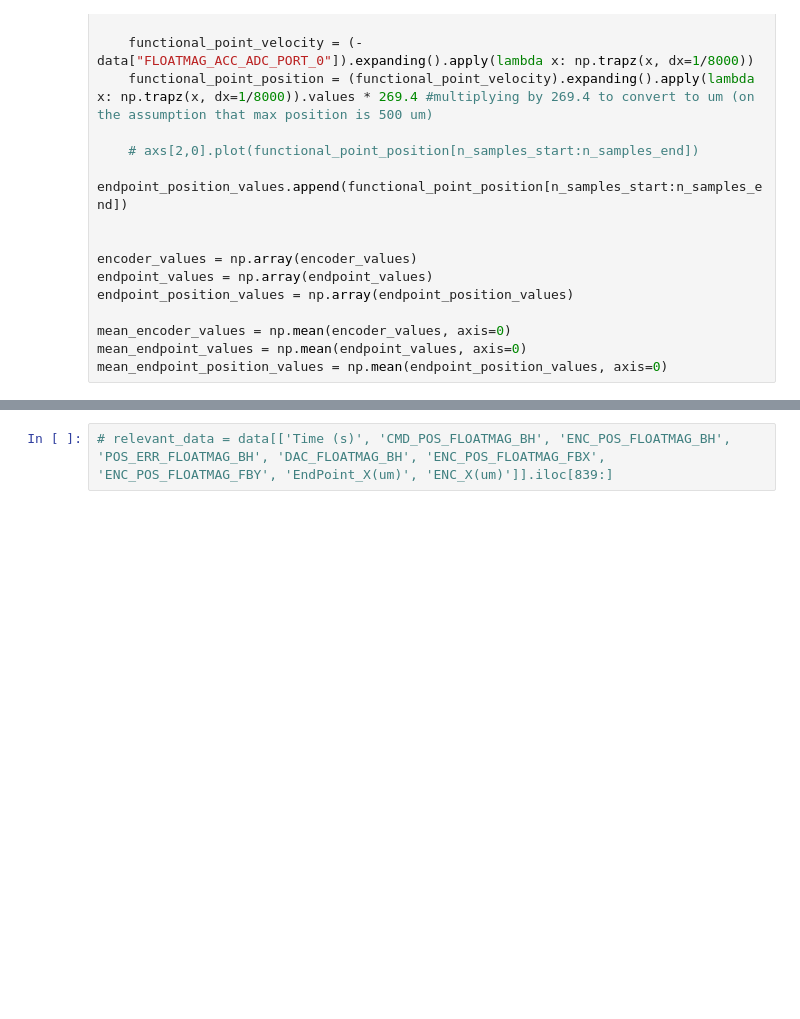
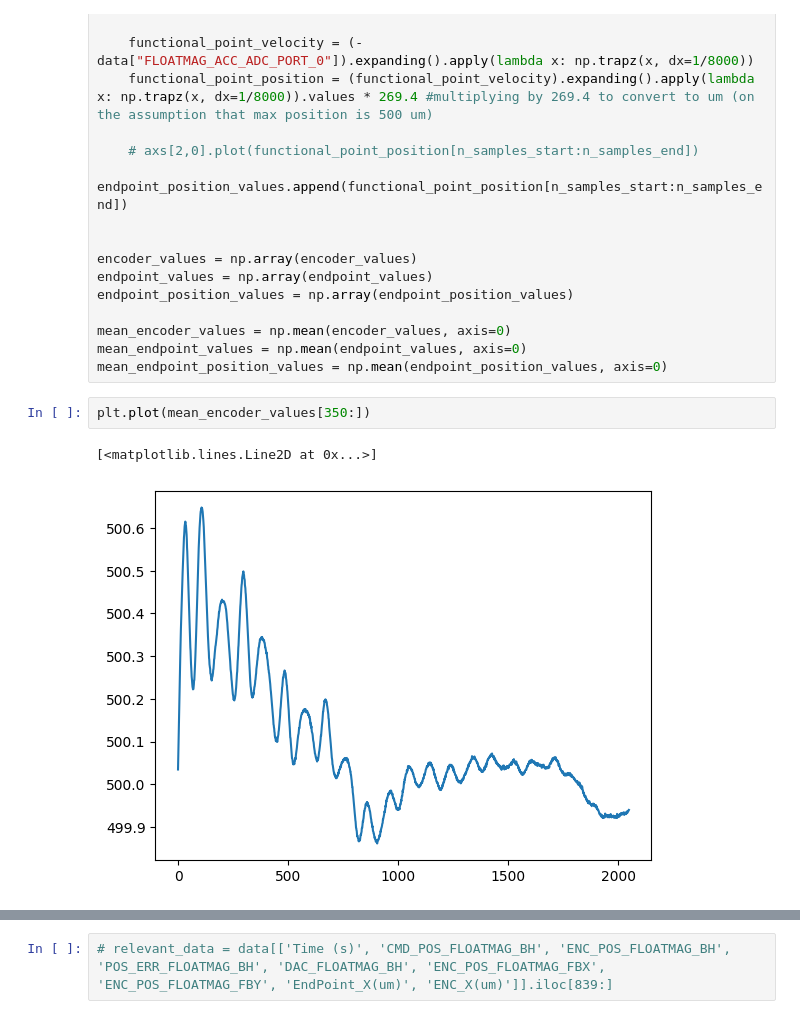
Before and after one commit to ChiragBusiness/FYP, a Jupyter notebook: fft.ipynb, the cells around one changed output, grey strips where cells are left out. Drawn from its saved outputs; the diff is of its cells as text; blank space fills up the shorter version.

```diff
--- a/fft.ipynb
+++ b/fft.ipynb
@@ -54,3 +54,8 @@ endpoint_position_values = np.array(endpoint_position_values)
 mean_encoder_values = np.mean(encoder_values, axis=0)
 mean_endpoint_values = np.mean(endpoint_values, axis=0)
 mean_endpoint_position_values = np.mean(endpoint_position_values, axis=0)
+# %%
+plt.plot(mean_encoder_values[350:])
+# %% [output]
+[<matplotlib.lines.Line2D at 0x...>]
+[figure, added]
```
Also changed, not shown: parts of 6 cells of this notebook.
